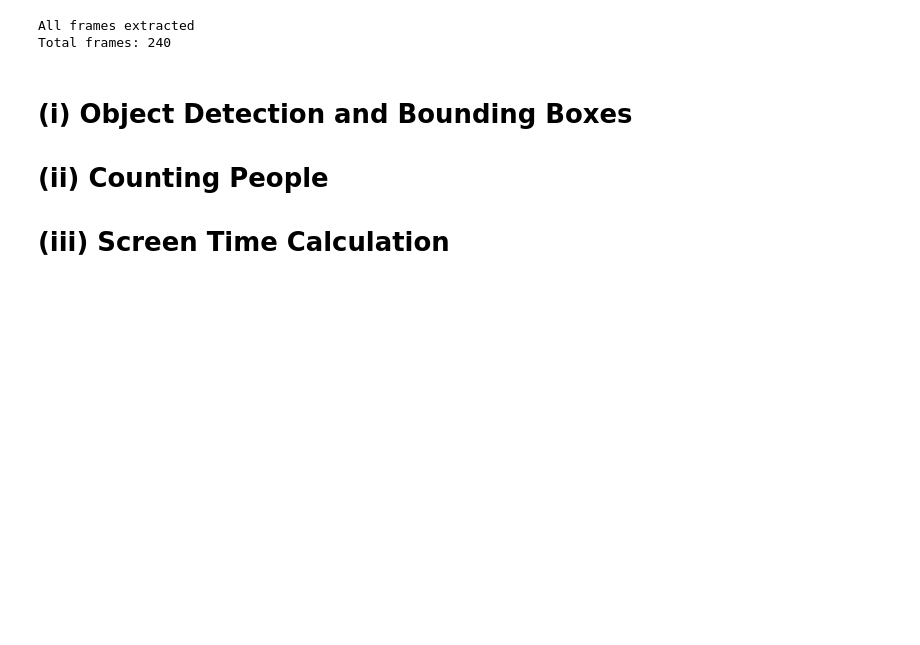
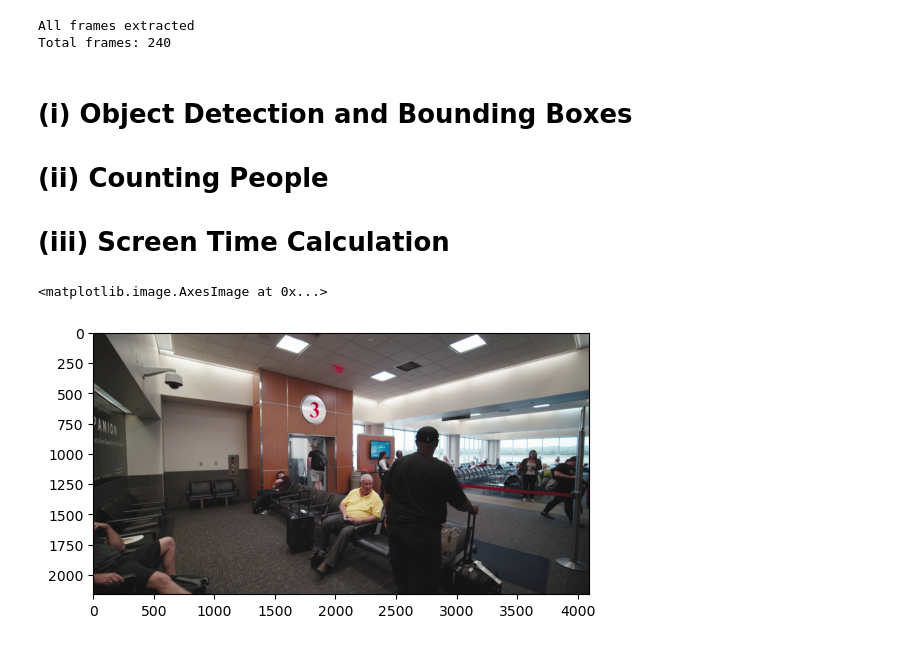
Before and after one commit to harish-AK/Deep-Learning-projects, a Jupyter notebook: human_detection_in_footage/Screentime_boundingBox.ipynb, the cells around one changed output. Cells and saved outputs as stored; diff of their text form; code cells hidden in the pictures; blank space fills up the shorter version.

```diff
--- a/human_detection_in_footage/Screentime_boundingBox.ipynb
+++ b/human_detection_in_footage/Screentime_boundingBox.ipynb
@@ -54,0 +59,7 @@ Total frames: 240
+# %%
+import matplotlib.pyplot as plt
+img = plt.imread(r"C:\Users\HARISH A K\Desktop\python\Deep_Learning\Deep_learning_projects\screen_time_and_boundingBox\extraction_frames\frame185.jpg")   # reading image using its name
+plt.imshow(img)
+# %% [output]
+<matplotlib.image.AxesImage at 0x...>
+[figure, added]
```
Also changed, not shown: parts of 3 cells of this notebook.
